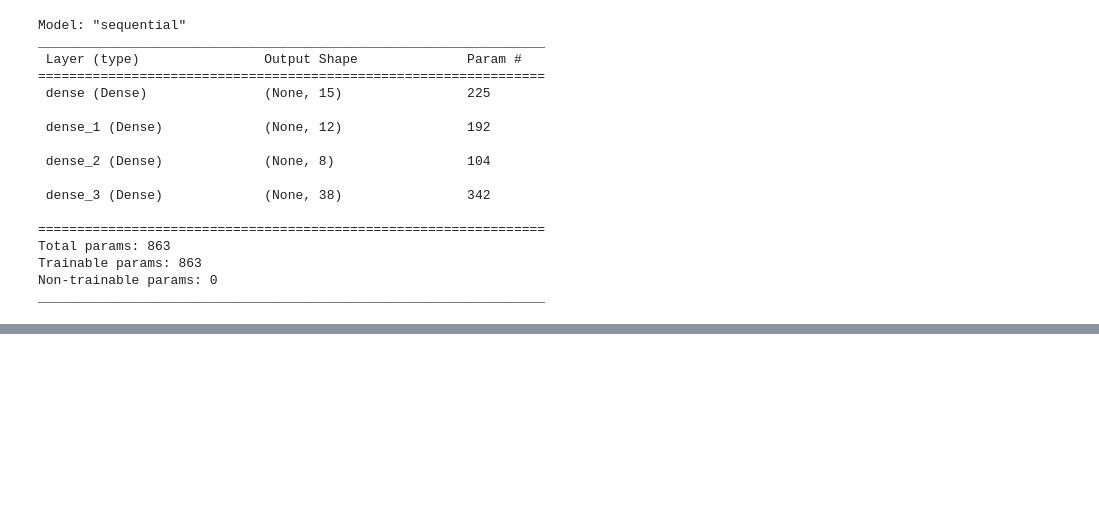
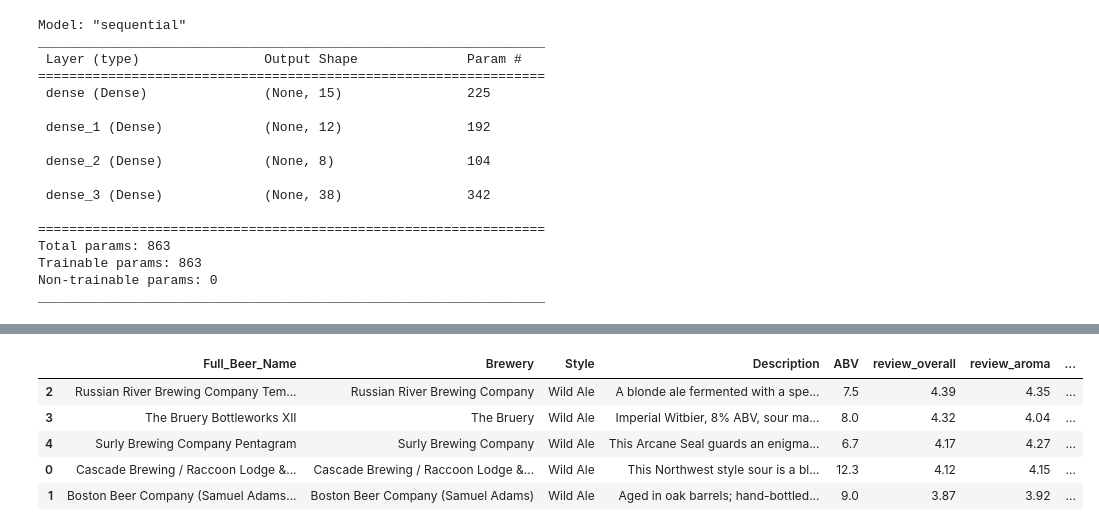
Before and after one commit to Tmalasky/Beer_Recommender, a Jupyter notebook: basic_beer_model.ipynb, the cells around one changed output, grey strips where cells are left out. Cells and saved outputs as stored; diff of their text form; code cells hidden in the pictures; blank space fills up the shorter version.

```diff
--- a/basic_beer_model.ipynb
+++ b/basic_beer_model.ipynb
@@ -264,2 +250,17 @@ def similar_beers(beers_df, user_input, style, same_style):
     return recommends_df
+# %%
+# Top 5 similar beers of same style (by overall review score)
+top_5_same_style = similar_beers(beers_df, user_input, predicted_style, same_style=True)
+
+# Occasional issue with ABV rounding, map to ensure it is correct
+# before displaying results.
+top_5_same_style['ABV'] = top_5_same_style['ABV'].map("{:.1f}".format)
+top_5_same_style
+# %% [output]
+|  | Full_Beer_Name | Brewery | Style | Description | ABV | review_overall | review_aroma | ... |
+| 2 | Russian River Brewing Company Tem... | Russian River Brewing Company | Wild Ale | A blonde ale fermented with a spe... | 7.5 | 4.39 | 4.35 | ... |
+| 3 | The Bruery Bottleworks XII | The Bruery | Wild Ale | Imperial Witbier, 8% ABV, sour ma... | 8.0 | 4.32 | 4.04 | ... |
+| 4 | Surly Brewing Company Pentagram | Surly Brewing Company | Wild Ale | This Arcane Seal guards an enigma... | 6.7 | 4.17 | 4.27 | ... |
+| 0 | Cascade Brewing / Raccoon Lodge &... | Cascade Brewing / Raccoon Lodge &... | Wild Ale | This Northwest style sour is a bl... | 12.3 | 4.12 | 4.15 | ... |
+| 1 | Boston Beer Company (Samuel Adams... | Boston Beer Company (Samuel Adams) | Wild Ale | Aged in oak barrels; hand-bottled... | 9.0 | 3.87 | 3.92 | ... |
 # %%
```
Also changed, not shown: parts of 8 cells of this notebook, 3 other files.
